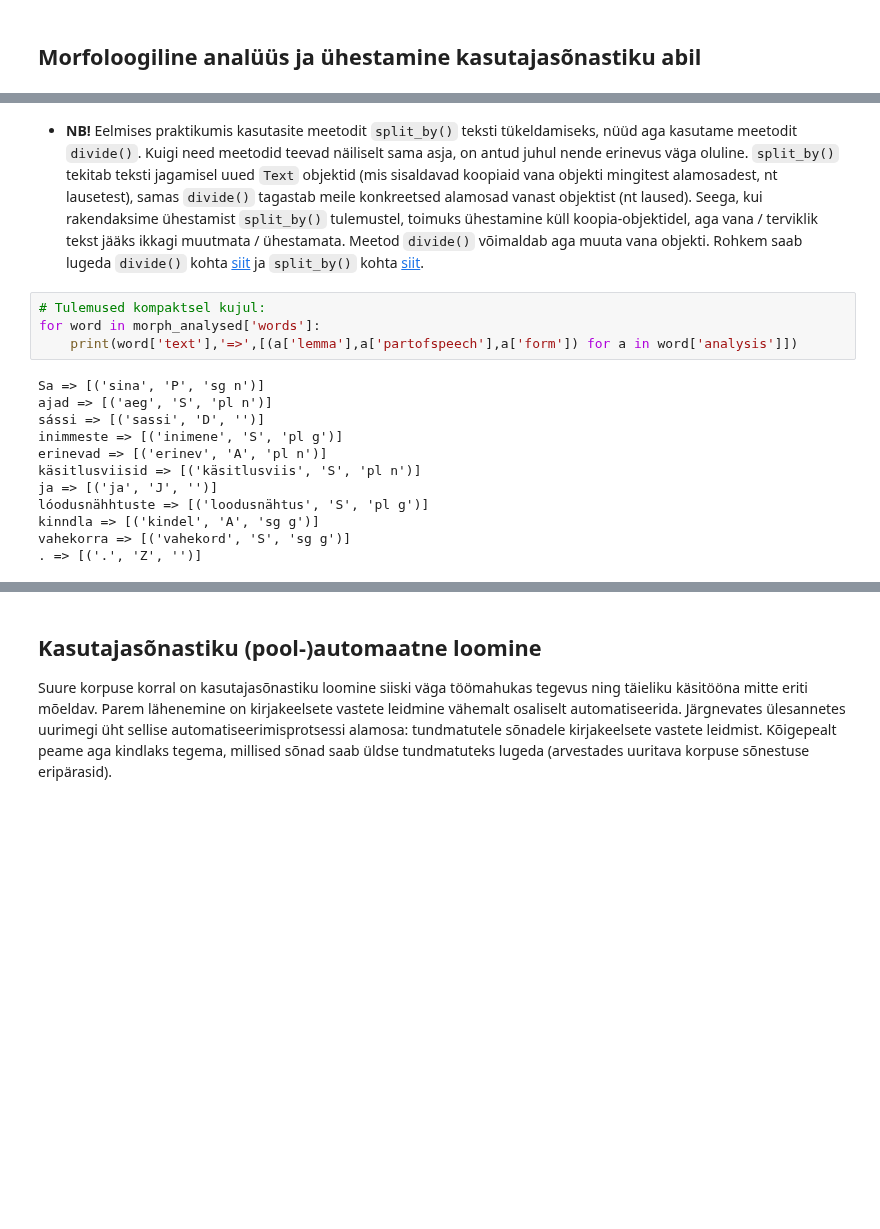
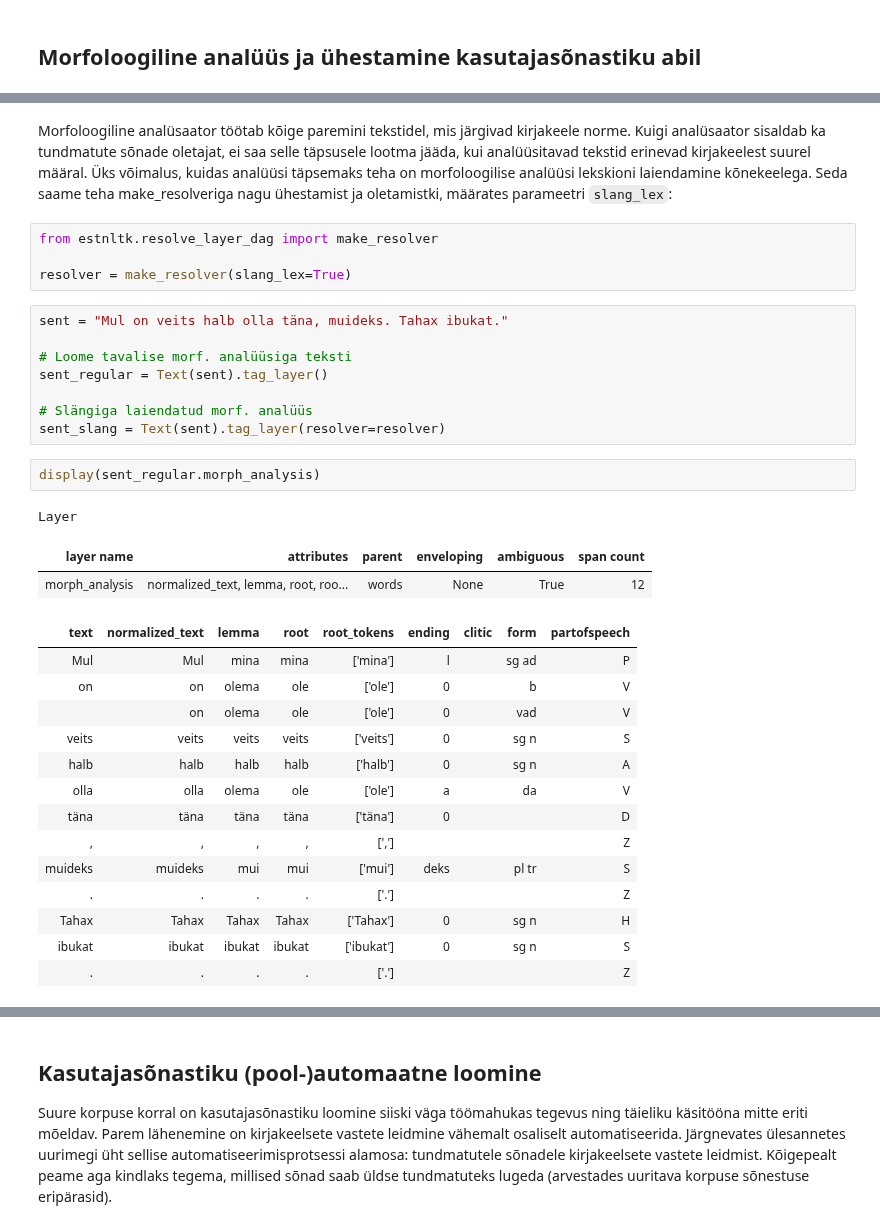
Before and after one commit to d009/EstNLP, a Jupyter notebook: Praktikum3/Praktikum_3.ipynb, the cells around one changed output, grey strips where cells are left out. Saved outputs shown, nothing was run; the diff lists cells and outputs as text; blank space fills up the shorter version.

Commit message:
Praktikum 3 uuendus

```diff
--- a/Praktikum3/Praktikum_3.ipynb
+++ b/Praktikum3/Praktikum_3.ipynb
@@ -302,18 +321,34 @@ for sentence in sentences:
-# %% [markdown]
- * **NB!** Eelmises praktikumis kasutasite meetodit `split_by()` teksti tükeldamiseks, nüüd aga kasutame meetodit `divide()`. Kuigi need meetodid teevad näiliselt sama asja, on antud juhul nende erinevus väga oluline. `split_by()` tekitab teksti jagamisel uued `Text` objektid (mis sisaldavad koopiaid vana objekti mingitest alamosadest, nt lausetest), samas `divide()` tagastab meile konkreetsed alamosad vanast objektist (nt laused). Seega, kui rakendaksime ühestamist `split_by()` tulemustel, toimuks ühestamine küll koopia-objektidel, aga vana / terviklik tekst jääks ikkagi muutmata / ühestamata. Meetod `divide()` võimaldab aga muuta vana objekti. Rohkem saab lugeda `divide()` kohta [siit](https://estnltk.github.io/estnltk/1.4.1/tutorials/text.html#dividing-elements-by-layers) ja `split_by()` kohta [siit](https://estnltk.github.io/estnltk/1.4.1/tutorials/text.html#splitting-by-layers).
-# %%
-# Tulemused kompaktsel kujul:
-for word in morph_analysed['words']:
-    print(word['text'],'=>',[(a['lemma'],a['partofspeech'],a['form']) for a in word['analysis']])
-# %% [output]
-Sa => [('sina', 'P', 'sg n')]
-ajad => [('aeg', 'S', 'pl n')]
-sássi => [('sassi', 'D', '')]
-inimmeste => [('inimene', 'S', 'pl g')]
-erinevad => [('erinev', 'A', 'pl n')]
-käsitlusviisid => [('käsitlusviis', 'S', 'pl n')]
-ja => [('ja', 'J', '')]
-lóodusnähhtuste => [('loodusnähtus', 'S', 'pl g')]
-kinndla => [('kindel', 'A', 'sg g')]
-vahekorra => [('vahekord', 'S', 'sg g')]
-. => [('.', 'Z', '')]
+# %% [markdown]
+Morfoloogiline analüsaator töötab kõige paremini tekstidel, mis järgivad kirjakeele norme. Kuigi analüsaator sisaldab ka tundmatute sõnade oletajat, ei saa selle täpsusele lootma jääda, kui analüüsitavad tekstid erinevad kirjakeelest suurel määral. Üks võimalus, kuidas analüüsi täpsemaks teha on morfoloogilise analüüsi lekskioni laiendamine kõnekeelega. Seda saame teha make_resolveriga nagu ühestamist ja oletamistki, määrates parameetri `slang_lex`:
+# %%
+from estnltk.resolve_layer_dag import make_resolver
+
+resolver = make_resolver(slang_lex=True)
+# %%
+sent = "Mul on veits halb olla täna, muideks. Tahax ibukat."
+
+# Loome tavalise morf. analüüsiga teksti
+sent_regular = Text(sent).tag_layer()
+
+# Slängiga laiendatud morf. analüüs
+sent_slang = Text(sent).tag_layer(resolver=resolver)
+# %%
+display(sent_regular.morph_analysis)
+# %% [output]
+Layer
+| layer name | attributes | parent | enveloping | ambiguous | span count |
+| morph_analysis | normalized_text, lemma, root, roo... | words | None | True | 12 |
+| text | normalized_text | lemma | root | root_tokens | ending | clitic | form | partofspeech |
+| Mul | Mul | mina | mina | ['mina'] | l |  | sg ad | P |
+| on | on | olema | ole | ['ole'] | 0 |  | b | V |
+|  | on | olema | ole | ['ole'] | 0 |  | vad | V |
+| veits | veits | veits | veits | ['veits'] | 0 |  | sg n | S |
+| halb | halb | halb | halb | ['halb'] | 0 |  | sg n | A |
+| olla | olla | olema | ole | ['ole'] | a |  | da | V |
+| täna | täna | täna | täna | ['täna'] | 0 |  |  | D |
+| , | , | , | , | [','] |  |  |  | Z |
+| muideks | muideks | mui | mui | ['mui'] | deks |  | pl tr | S |
+| . | . | . | . | ['.'] |  |  |  | Z |
+| Tahax | Tahax | Tahax | Tahax | ['Tahax'] | 0 |  | sg n | H |
+| ibukat | ibukat | ibukat | ibukat | ['ibukat'] | 0 |  | sg n | S |
+| . | . | . | . | ['.'] |  |  |  | Z |
```
Also changed, not shown: parts of 101 cells of this notebook.
